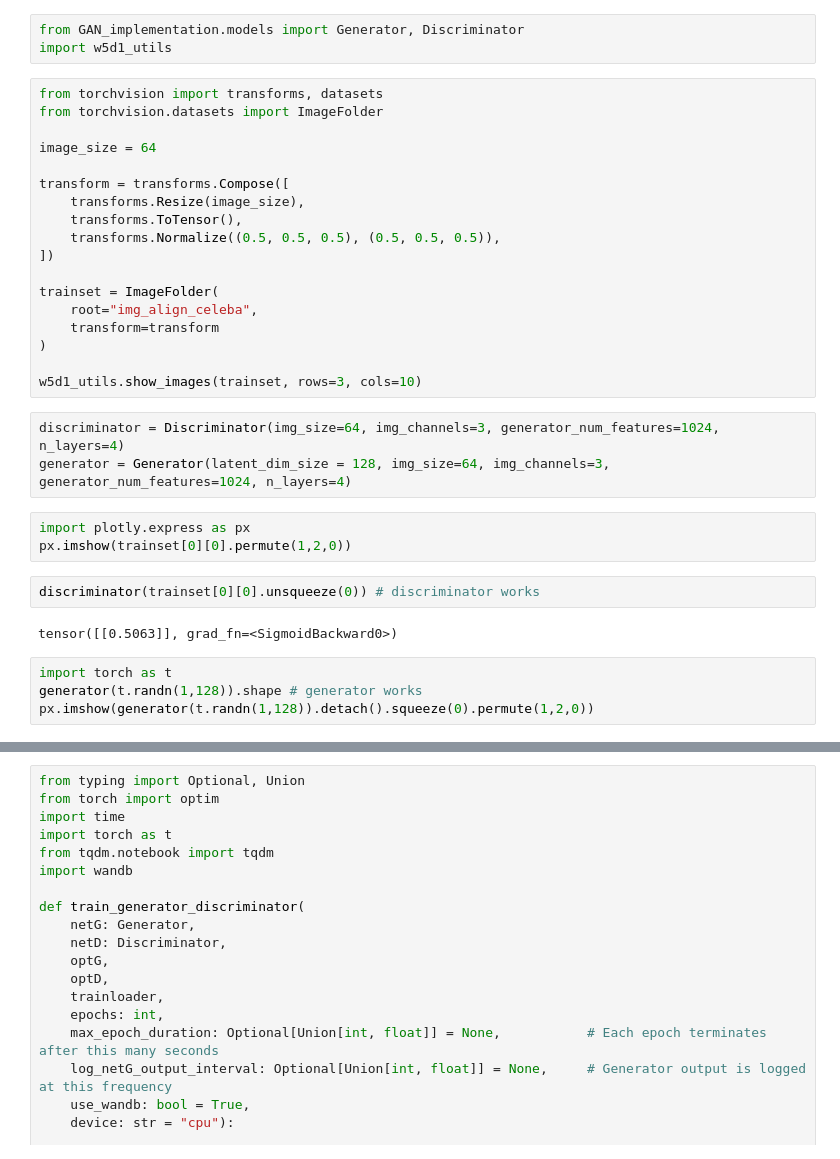
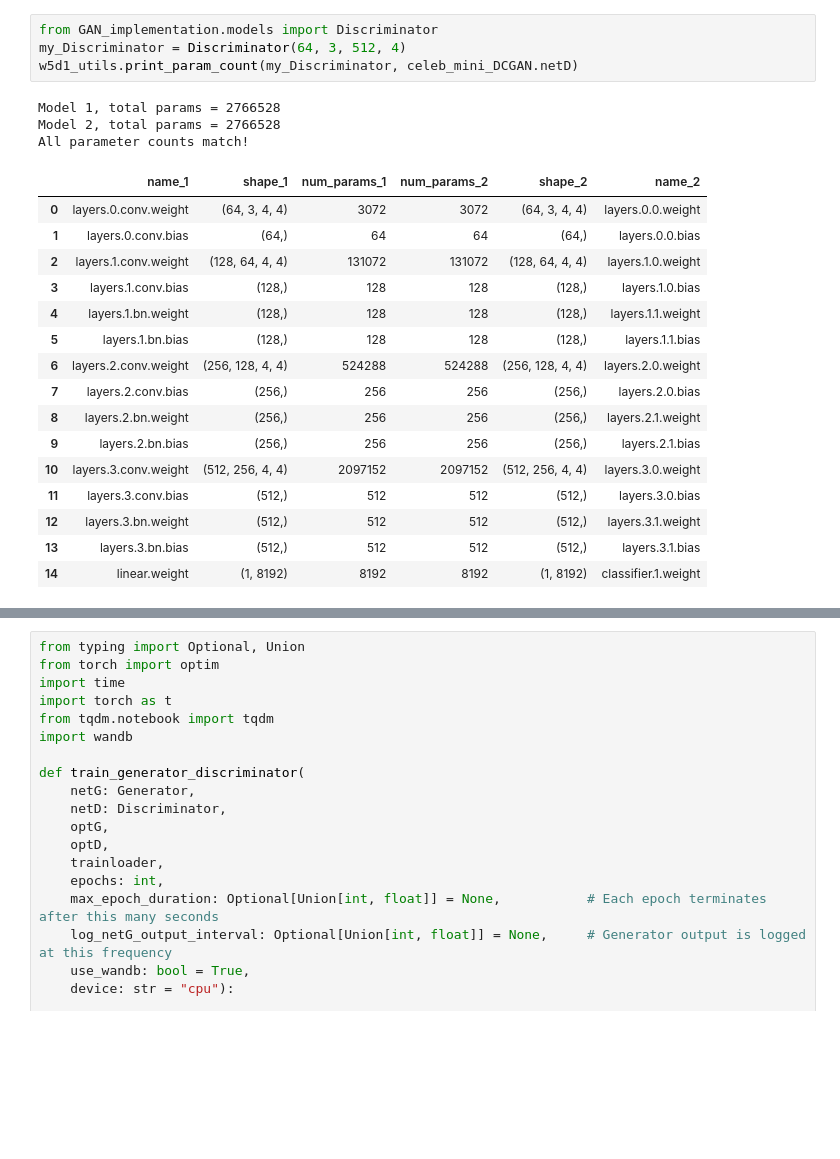
Before and after one commit to jbloomAus/arena-v1-ldn, a Jupyter notebook: w5/gans.ipynb, the cells around one changed output, grey strips where cells are left out. Drawn from its saved outputs; the diff is of its cells as text; blank space fills up the shorter version.

```diff
--- a/w5/gans.ipynb
+++ b/w5/gans.ipynb
@@ -21,35 +29,24 @@ import w5d1_utils
 # %%
-from GAN_implementation.models import Generator, Discriminator
-import w5d1_utils
+from GAN_implementation.models import Discriminator
+my_Discriminator = Discriminator(64, 3, 512, 4)
+w5d1_utils.print_param_count(my_Discriminator, celeb_mini_DCGAN.netD)
+# %% [output]
+Model 1, total params = 2766528
+Model 2, total params = 2766528
+All parameter counts match!
+|  | name_1 | shape_1 | num_params_1 | num_params_2 | shape_2 | name_2 |
+| 0 | layers.0.conv.weight | (64, 3, 4, 4) | 3072 | 3072 | (64, 3, 4, 4) | layers.0.0.weight |
+| 1 | layers.0.conv.bias | (64,) | 64 | 64 | (64,) | layers.0.0.bias |
+| 2 | layers.1.conv.weight | (128, 64, 4, 4) | 131072 | 131072 | (128, 64, 4, 4) | layers.1.0.weight |
+| 3 | layers.1.conv.bias | (128,) | 128 | 128 | (128,) | layers.1.0.bias |
+| 4 | layers.1.bn.weight | (128,) | 128 | 128 | (128,) | layers.1.1.weight |
+| 5 | layers.1.bn.bias | (128,) | 128 | 128 | (128,) | layers.1.1.bias |
+| 6 | layers.2.conv.weight | (256, 128, 4, 4) | 524288 | 524288 | (256, 128, 4, 4) | layers.2.0.weight |
+| 7 | layers.2.conv.bias | (256,) | 256 | 256 | (256,) | layers.2.0.bias |
+| 8 | layers.2.bn.weight | (256,) | 256 | 256 | (256,) | layers.2.1.weight |
+| 9 | layers.2.bn.bias | (256,) | 256 | 256 | (256,) | layers.2.1.bias |
+| 10 | layers.3.conv.weight | (512, 256, 4, 4) | 2097152 | 2097152 | (512, 256, 4, 4) | layers.3.0.weight |
+| 11 | layers.3.conv.bias | (512,) | 512 | 512 | (512,) | layers.3.0.bias |
+| 12 | layers.3.bn.weight | (512,) | 512 | 512 | (512,) | layers.3.1.weight |
+| 13 | layers.3.bn.bias | (512,) | 512 | 512 | (512,) | layers.3.1.bias |
+| 14 | linear.weight | (1, 8192) | 8192 | 8192 | (1, 8192) | classifier.1.weight |
-# %%
-from torchvision import transforms, datasets
-from torchvision.datasets import ImageFolder
-
-image_size = 64
-
-transform = transforms.Compose([
-    transforms.Resize(image_size),
-    transforms.ToTensor(),
-    transforms.Normalize((0.5, 0.5, 0.5), (0.5, 0.5, 0.5)),
-])
-
-trainset = ImageFolder(
-    root="img_align_celeba",
-    transform=transform
-)
-
-w5d1_utils.show_images(trainset, rows=3, cols=10)
-# %%
-discriminator = Discriminator(img_size=64, img_channels=3, generator_num_features=1024, n_layers=4)
-generator = Generator(latent_dim_size = 128, img_size=64, img_channels=3, generator_num_features=1024, n_layers=4)
-# %%
-import plotly.express as px
-px.imshow(trainset[0][0].permute(1,2,0))
-# %%
-discriminator(trainset[0][0].unsqueeze(0)) # discriminator works
-# %% [output]
-tensor([[0.5063]], grad_fn=<SigmoidBackward0>)
-# %%
-import torch as t
-generator(t.randn(1,128)).shape # generator works
-px.imshow(generator(t.randn(1,128)).detach().squeeze(0).permute(1,2,0))
```
Also changed, not shown: parts of 10 cells of this notebook.
